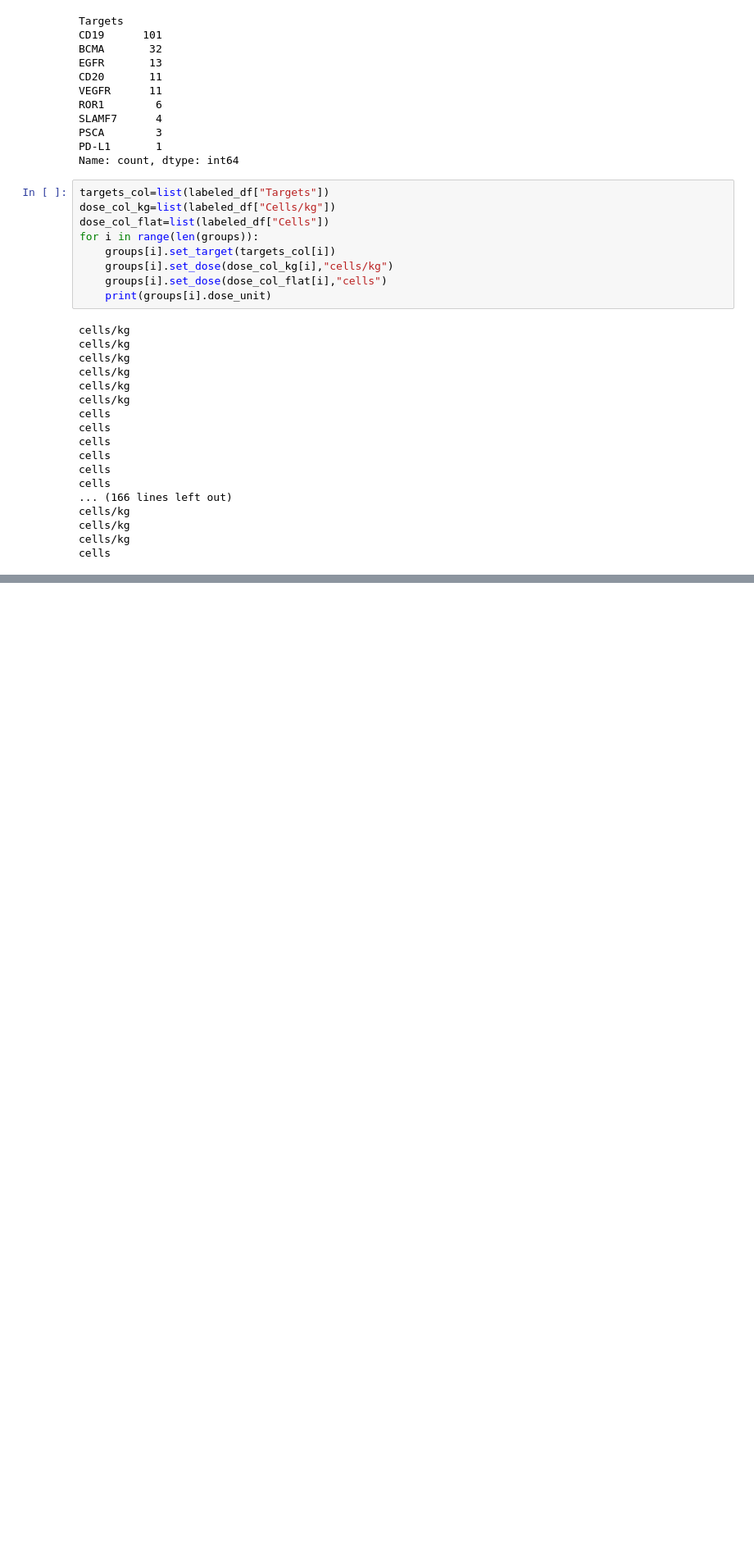
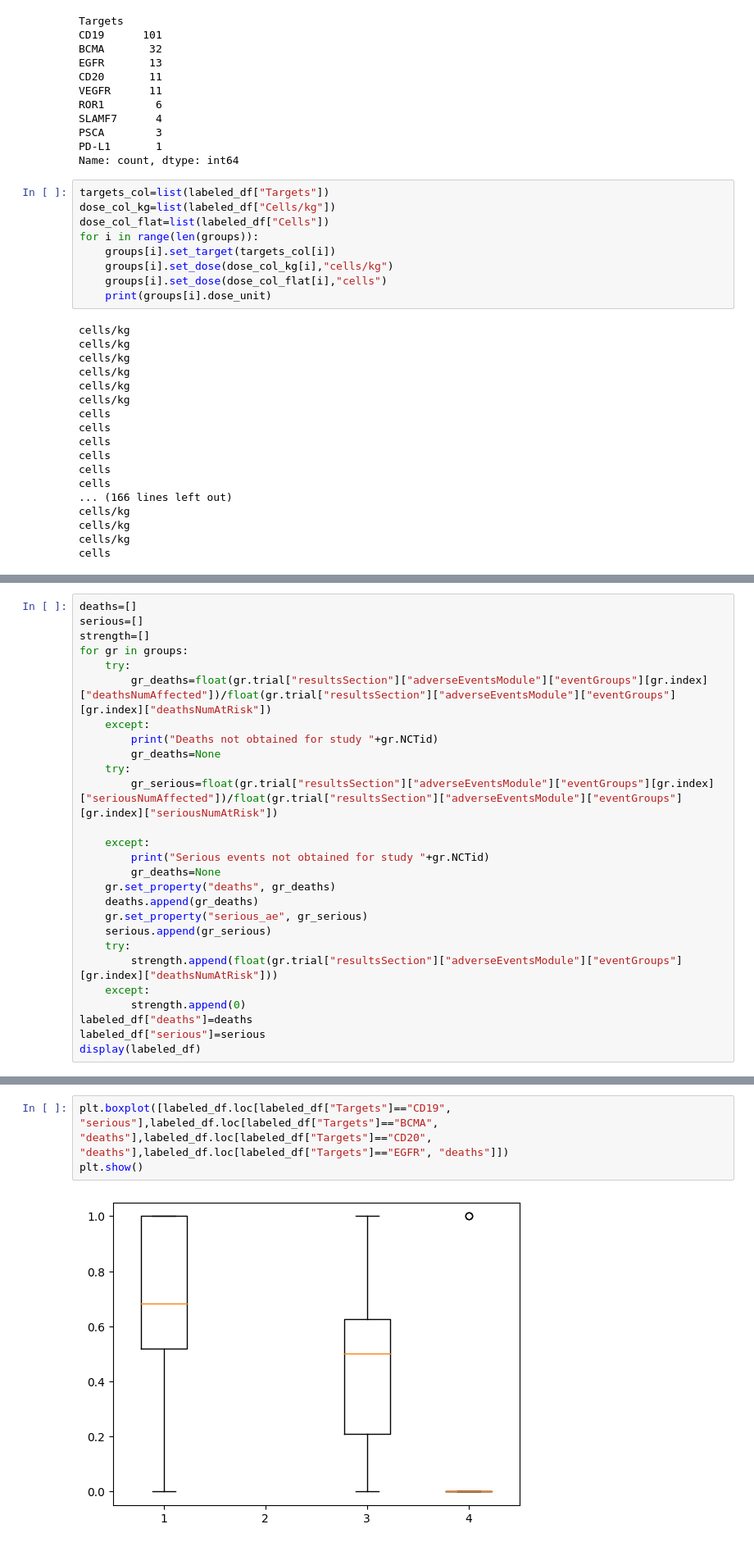
Before and after one commit to Norange01/scRNA-seq_Analysis, a Jupyter notebook: Trial Data Extraction.ipynb, the cells around one changed output, grey strips where cells are left out. Shown at 82% size. Saved outputs shown, nothing was run; the diff lists cells and outputs as text; blank space fills up the shorter version.

```diff
--- a/Trial Data Extraction.ipynb
+++ b/Trial Data Extraction.ipynb
@@ -248,0 +256,27 @@ cells
+# %%
+deaths=[]
+serious=[]
+strength=[]
+for gr in groups:
+    try:
+        gr_deaths=float(gr.trial["resultsSection"]["adverseEventsModule"]["eventGroups"][gr.index]["deathsNumAffected"])/float(gr.trial["resultsSection"]["adverseEventsModule"]["eventGroups"][gr.index]["deathsNumAtRisk"])
+    except:
+        print("Deaths not obtained for study "+gr.NCTid)
+        gr_deaths=None
+    try:
+        gr_serious=float(gr.trial["resultsSection"]["adverseEventsModule"]["eventGroups"][gr.index]["seriousNumAffected"])/float(gr.trial["resultsSection"]["adverseEventsModule"]["eventGroups"][gr.index]["seriousNumAtRisk"])
+
+    except:
+        print("Serious events not obtained for study "+gr.NCTid)
+        gr_deaths=None
+    gr.set_property("deaths", gr_deaths)
+    deaths.append(gr_deaths)
+    gr.set_property("serious_ae", gr_serious)
+    serious.append(gr_serious)
+    try:
+        strength.append(float(gr.trial["resultsSection"]["adverseEventsModule"]["eventGroups"][gr.index]["deathsNumAtRisk"]))
+    except:
+        strength.append(0)
+labeled_df["deaths"]=deaths
+labeled_df["serious"]=serious
+display(labeled_df)
@@ -248,0 +364,5 @@ cells
+# %%
+plt.boxplot([labeled_df.loc[labeled_df["Targets"]=="CD19", "serious"],labeled_df.loc[labeled_df["Targets"]=="BCMA", "deaths"],labeled_df.loc[labeled_df["Targets"]=="CD20", "deaths"],labeled_df.loc[labeled_df["Targets"]=="EGFR", "deaths"]])
+plt.show()
+# %% [output]
+[figure, added]
```
Also changed, not shown: parts of 4 cells of this notebook.
